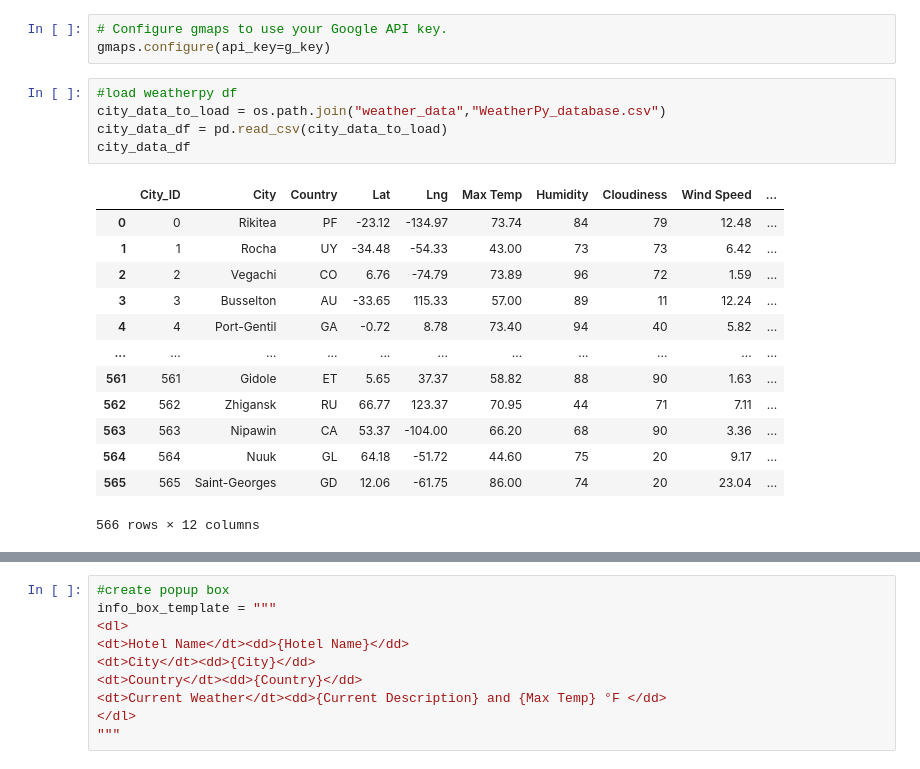
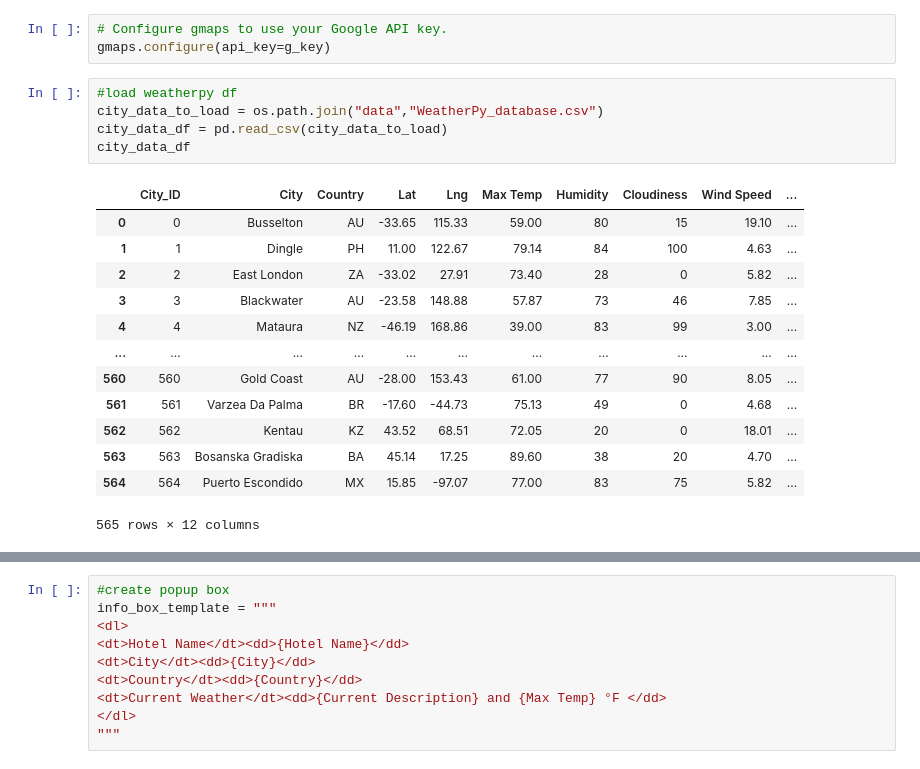
Before and after one commit to laurentvh85/World_Weather_Analysis, a Jupyter notebook: Vacation_Search.ipynb, the cells around one changed output, grey strips where cells are left out. Drawn from its saved outputs; the diff is of its cells as text.

```diff
--- a/Vacation_Search.ipynb
+++ b/Vacation_Search.ipynb
@@ -14,23 +14,23 @@ from config import g_key
 gmaps.configure(api_key=g_key)
 # %%
 #load weatherpy df
-city_data_to_load = os.path.join("weather_data","WeatherPy_database.csv")
+city_data_to_load = os.path.join("data","WeatherPy_database.csv")
 city_data_df = pd.read_csv(city_data_to_load)
 city_data_df
 # %% [output]
 |  | City_ID | City | Country | Lat | Lng | Max Temp | Humidity | Cloudiness | Wind Speed | ... |
-| 0 | 0 | Rikitea | PF | -23.12 | -134.97 | 73.74 | 84 | 79 | 12.48 | ... |
-| 1 | 1 | Rocha | UY | -34.48 | -54.33 | 43.00 | 73 | 73 | 6.42 | ... |
-| 2 | 2 | Vegachi | CO | 6.76 | -74.79 | 73.89 | 96 | 72 | 1.59 | ... |
-| 3 | 3 | Busselton | AU | -33.65 | 115.33 | 57.00 | 89 | 11 | 12.24 | ... |
-| 4 | 4 | Port-Gentil | GA | -0.72 | 8.78 | 73.40 | 94 | 40 | 5.82 | ... |
+| 0 | 0 | Busselton | AU | -33.65 | 115.33 | 59.00 | 80 | 15 | 19.10 | ... |
+| 1 | 1 | Dingle | PH | 11.00 | 122.67 | 79.14 | 84 | 100 | 4.63 | ... |
+| 2 | 2 | East London | ZA | -33.02 | 27.91 | 73.40 | 28 | 0 | 5.82 | ... |
+| 3 | 3 | Blackwater | AU | -23.58 | 148.88 | 57.87 | 73 | 46 | 7.85 | ... |
+| 4 | 4 | Mataura | NZ | -46.19 | 168.86 | 39.00 | 83 | 99 | 3.00 | ... |
 | ... | ... | ... | ... | ... | ... | ... | ... | ... | ... | ... |
-| 561 | 561 | Gidole | ET | 5.65 | 37.37 | 58.82 | 88 | 90 | 1.63 | ... |
-| 562 | 562 | Zhigansk | RU | 66.77 | 123.37 | 70.95 | 44 | 71 | 7.11 | ... |
-| 563 | 563 | Nipawin | CA | 53.37 | -104.00 | 66.20 | 68 | 90 | 3.36 | ... |
-| 564 | 564 | Nuuk | GL | 64.18 | -51.72 | 44.60 | 75 | 20 | 9.17 | ... |
-| 565 | 565 | Saint-Georges | GD | 12.06 | -61.75 | 86.00 | 74 | 20 | 23.04 | ... |
+| 560 | 560 | Gold Coast | AU | -28.00 | 153.43 | 61.00 | 77 | 90 | 8.05 | ... |
+| 561 | 561 | Varzea Da Palma | BR | -17.60 | -44.73 | 75.13 | 49 | 0 | 4.68 | ... |
+| 562 | 562 | Kentau | KZ | 43.52 | 68.51 | 72.05 | 20 | 0 | 18.01 | ... |
+| 563 | 563 | Bosanska Gradiska | BA | 45.14 | 17.25 | 89.60 | 38 | 20 | 4.70 | ... |
+| 564 | 564 | Puerto Escondido | MX | 15.85 | -97.07 | 77.00 | 83 | 75 | 5.82 | ... |
-566 rows × 12 columns
+565 rows × 12 columns
 # %%
 # Ask the customer to add a minimum and maximum temperature value.
 min_temp = float(input("What is the minimum temperature you would like for your trip? "))
```
Also changed, not shown: parts of 7 cells of this notebook, 13 other files.
